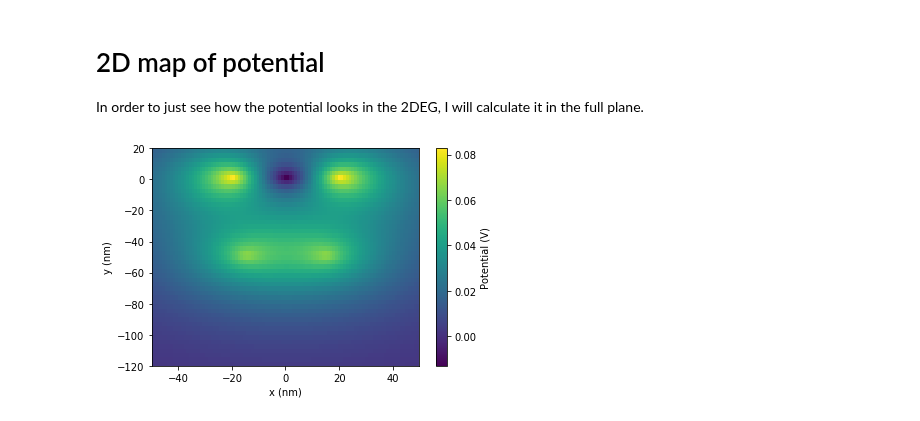
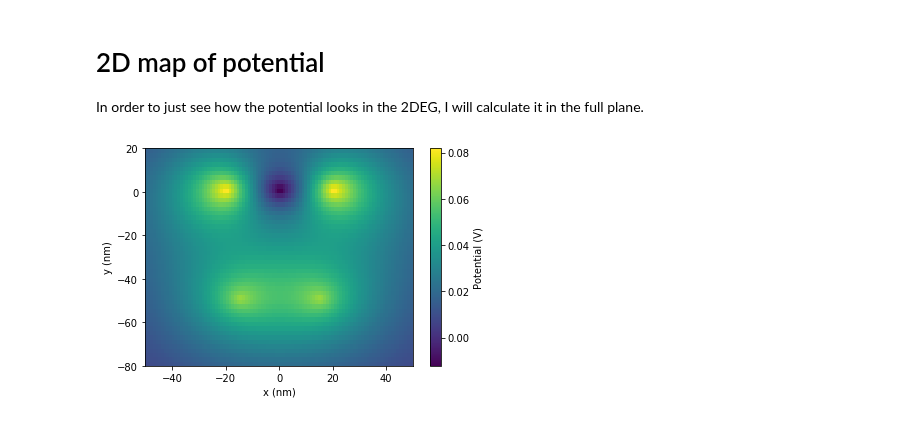
Before and after one commit to Quantumgame/quantum-ml, a Jupyter notebook: Test Notebooks/Realistic Charge Sensor.ipynb, the cells around one changed output. Drawn from its saved outputs; the diff is of its cells as text; code cells hidden in the pictures.

```diff
--- a/Test Notebooks/Realistic Charge Sensor.ipynb
+++ b/Test Notebooks/Realistic Charge Sensor.ipynb
@@ -67,7 +67,7 @@ gate3_dot = {
 }
 
 gate1_sensor = {
-    'peak'   : -30e-3,
+    'peak'   : -50e-3,
     'pos_x'  : -15,
     'pos_y'  : d,
     'rho'    : rho,
@@ -76,7 +76,7 @@ gate1_sensor = {
 }
 
 gate2_sensor = {
-    'peak'   : -30e-3,
+    'peak'   : -50e-3,
     'pos_x'  : 15,
     'pos_y'  : d,
     'rho'    : rho,
@@ -116,14 +116,14 @@ axarr[1].set_ylabel('Potential profile (V)')
 In order to just see how the potential looks in the 2DEG, I will calculate it in the full plane.
 # %%
 x = np.linspace(-50,50,100)
-y = np.linspace(-120,20)
+y = np.linspace(-80,20)
 V_map = calc_potential(x,y,gate_dict)
 
 XX,YY = np.meshgrid(x,y)
 plt.pcolor(XX,YY,V_map)
 plt.xlabel('x (nm)')
 plt.ylabel('y (nm)')
 cbar = plt.colorbar()
 cbar.set_label('Potential (V)')
 # %% [output]
-[figure, old version]
+[figure, new version]
```
Also changed, not shown: parts of 8 cells of this notebook.
